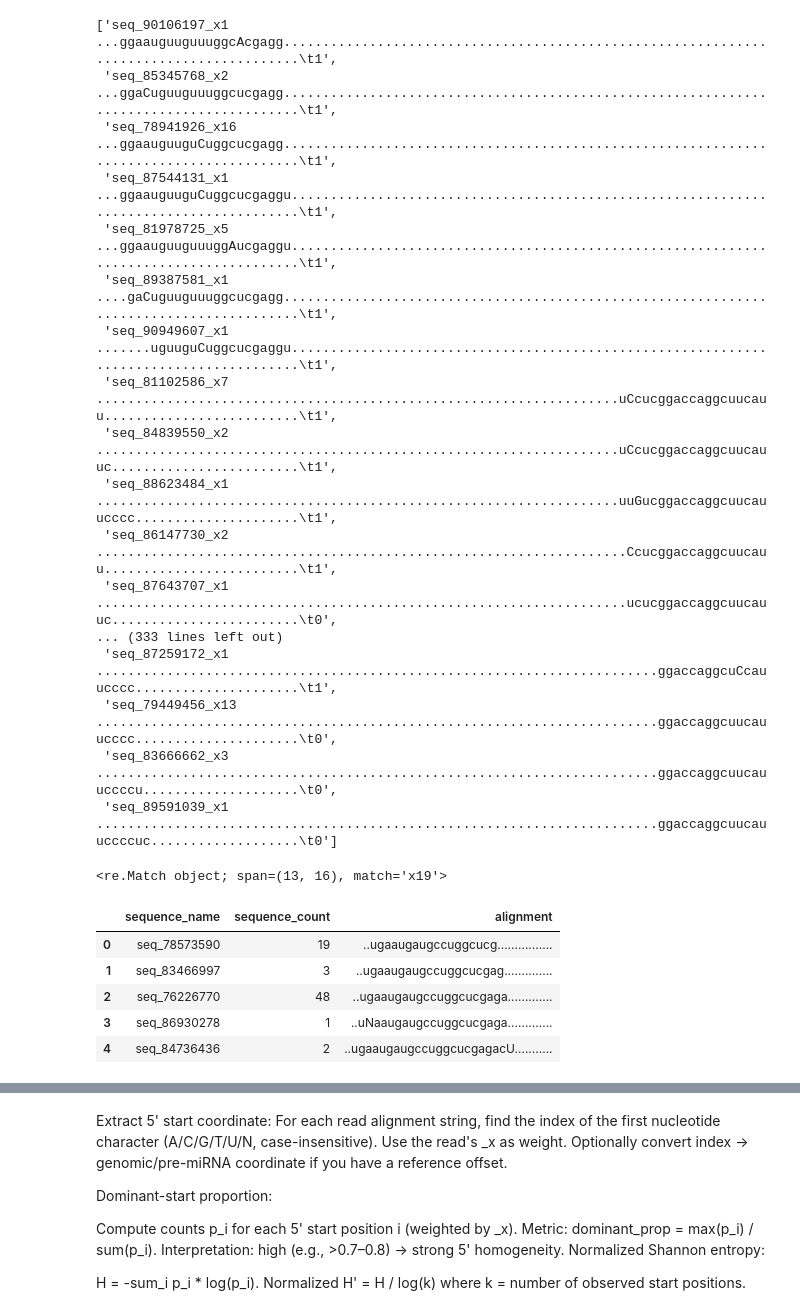
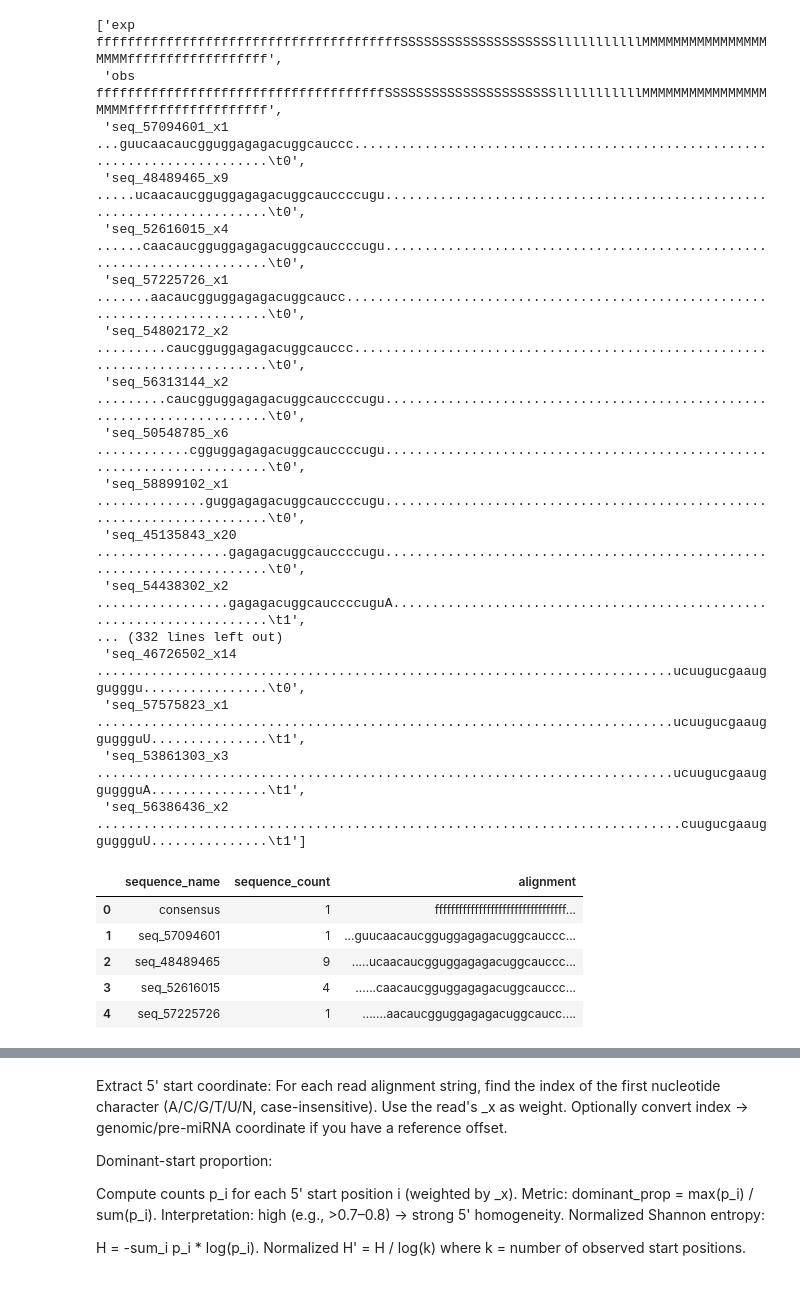
Before and after one commit to TejusK123/AutoDeep, a Jupyter notebook: AutoDeep/scripts/no_pdf.ipynb, the cells around one changed output, grey strips where cells are left out. Drawn from its saved outputs; the diff is of its cells as text; code cells hidden in the pictures.

```diff
--- a/AutoDeep/scripts/no_pdf.ipynb
+++ b/AutoDeep/scripts/no_pdf.ipynb
@@ -4,5 +5,5 @@ import re
 # %%
-with open ('/home/tjroot/Bioinformatics/Research/FlyntLab/AutoDeep/Arabidopsis/mirdeep/mirdeep_runs/run_30_01_2025_t_19_02_44/output.mrd') as f:
+with open ('/Users/tkoti/LabWork/FlyntLab/AutoDeep/testing/Pomonella/mirdeep_Pomonella/output.mrd') as f:
     read_data = f.read().splitlines()
 # %%
 read_data
@@ -62,22 +63,22 @@ entries[0]
 # %%
-alignments = [[item.strip() for item in entry if item.startswith('seq_')] for entry in entries]
+alignments = [[item.strip() for item in entry if (item.startswith('seq_') or item.startswith('obs') or item.startswith('exp'))] for entry in entries]
 # %%
 alignments[1]
 # %% [output]
-['seq_90106197_x1               ...ggaauguuguuuggcAcgagg........................................................................................\t1',
- 'seq_85345768_x2               ...ggaCuguuguuuggcucgagg........................................................................................\t1',
- 'seq_78941926_x16              ...ggaauguuguCuggcucgagg........................................................................................\t1',
- 'seq_87544131_x1               ...ggaauguuguCuggcucgaggu.......................................................................................\t1',
- 'seq_81978725_x5               ...ggaauguuguuuggAucgaggu.......................................................................................\t1',
- 'seq_89387581_x1               ....gaCuguuguuuggcucgagg........................................................................................\t1',
- 'seq_90949607_x1               .......uguuguCuggcucgaggu.......................................................................................\t1',
- 'seq_81102586_x7               ...................................................................uCcucggaccaggcuucauu.........................\t1',
- 'seq_84839550_x2               ...................................................................uCcucggaccaggcuucauuc........................\t1',
- 'seq_88623484_x1               ...................................................................uuGucggaccaggcuucauucccc.....................\t1',
- 'seq_86147730_x2               ....................................................................Ccucggaccaggcuucauu.........................\t1',
- 'seq_87643707_x1               ....................................................................ucucggaccaggcuucauuc........................\t0',
-... (333 lines left out)
- 'seq_87259172_x1               ........................................................................ggaccaggcuCcauucccc.....................\t1',
- 'seq_79449456_x13              ........................................................................ggaccaggcuucauucccc.....................\t0',
- 'seq_83666662_x3               ........................................................................ggaccaggcuucauuccccu....................\t0',
- 'seq_89591039_x1               ........................................................................ggaccaggcuucauuccccuc...................\t0']
+['exp                           fffffffffffffffffffffffffffffffffffffffSSSSSSSSSSSSSSSSSSSSlllllllllllMMMMMMMMMMMMMMMMMMMMffffffffffffffffff',
+ 'obs                           fffffffffffffffffffffffffffffffffffffSSSSSSSSSSSSSSSSSSSSSSlllllllllllMMMMMMMMMMMMMMMMMMMMffffffffffffffffff',
+ 'seq_57094601_x1               ...guucaacaucgguggagagacuggcauccc...........................................................................\t0',
+ 'seq_48489465_x9               .....ucaacaucgguggagagacuggcauccccugu.......................................................................\t0',
+ 'seq_52616015_x4               ......caacaucgguggagagacuggcauccccugu.......................................................................\t0',
+ 'seq_57225726_x1               .......aacaucgguggagagacuggcaucc............................................................................\t0',
+ 'seq_54802172_x2               .........caucgguggagagacuggcauccc...........................................................................\t0',
+ 'seq_56313144_x2               .........caucgguggagagacuggcauccccugu.......................................................................\t0',
+ 'seq_50548785_x6               ............cgguggagagacuggcauccccugu.......................................................................\t0',
+ 'seq_58899102_x1               ..............guggagagacuggcauccccugu.......................................................................\t0',
+ 'seq_45135843_x20              .................gagagacuggcauccccugu.......................................................................\t0',
+ 'seq_54438302_x2               .................gagagacuggcauccccuguA......................................................................\t1',
+... (332 lines left out)
+ 'seq_46726502_x14              ..........................................................................ucuugucgaauggugggu................\t0',
+ 'seq_57575823_x1               ..........................................................................ucuugucgaaugguggguU...............\t1',
+ 'seq_53861303_x3               ..........................................................................ucuugucgaaugguggguA...............\t1',
+ 'seq_56386436_x2               ...........................................................................cuugucgaaugguggguU...............\t1']
@@ -86,49 +85,55 @@ num_loci = [int(re.search(r'x(\d+)', alignment).group(1)) for alignment in align
-# %%
-print(test)
-# %% [output]
-<re.Match object; span=(13, 16), match='x19'>
 # %%
+# cell 7 – rewritten
 import re
 import pandas as pd
 
 def parse_seq_entry(seq_line):
     s = seq_line.strip()
     # drop trailing tab/flag like "\t0" if present
     s = re.sub(r'\t.*$', '', s).strip()
     # remove surrounding quotes if any
     s = s.strip('\'"')
     m = re.match(r'^(seq_[0-9]+)_x(\d+)\s+(.*)$', s)
+    consensus = re.match(r'(exp|obs)\s(.+)$', s)
+
+    if consensus:
+        return 'consensus', 1, consensus.group(2).strip()
     if m:
         return m.group(1), int(m.group(2)), m.group(3).strip()
     # fallback: first token contains id_count, rest is alignment
     parts = s.split(None, 1)
     if parts:
         m2 = re.match(r'^(seq_[0-9]+)_x(\d+)$', parts[0])
         if m2:
             alignment = parts[1].strip() if len(parts) > 1 else ''
             return m2.group(1), int(m2.group(2)), alignment
     return None, None, s
 
-# Convert each entry (list of seq lines) into a DataFrame
+# build dataframes, dropping the 'exp' consensus only when an 'obs' is present
 dfs = []
 for idx, entry in enumerate(alignments):
+    has_obs = any(line.strip().startswith('obs') for line in entry)
     rows = []
     for line in entry:
+        if has_obs and line.strip().startswith('exp'):
+            # skip the exp consensus if an obs consensus exists in this entry for more accurate downstream analysis
+            continue
         name, count, aln = parse_seq_entry(line)
         if name is not None:
             rows.append((name, count, aln))
+
     df = pd.DataFrame(rows, columns=['sequence_name', 'sequence_count', 'alignment'])
     dfs.append(df)
 
-# Example: show the first DataFrame
-dfs[0].head()
+# example
+dfs[1].head()
 # %% [output]
 |  | sequence_name | sequence_count | alignment |
-| 0 | seq_78573590 | 19 | ..ugaaugaugccuggcucg................ |
-| 1 | seq_83466997 | 3 | ..ugaaugaugccuggcucgag.............. |
-| 2 | seq_76226770 | 48 | ..ugaaugaugccuggcucgaga............. |
-| 3 | seq_86930278 | 1 | ..uNaaugaugccuggcucgaga............. |
-| 4 | seq_84736436 | 2 | ..ugaaugaugccuggcucgagacU........... |
+| 0 | consensus | 1 | fffffffffffffffffffffffffffffffff... |
+| 1 | seq_57094601 | 1 | ...guucaacaucgguggagagacuggcauccc... |
+| 2 | seq_48489465 | 9 | .....ucaacaucgguggagagacuggcauccc... |
+| 3 | seq_52616015 | 4 | ......caacaucgguggagagacuggcauccc... |
+| 4 | seq_57225726 | 1 | .......aacaucgguggagagacuggcaucc.... |
 # %%
 combined = pd.concat(
     [df.assign(entry_index=i) for i, df in enumerate(dfs)],
```
Also changed, not shown: parts of 13 cells of this notebook, 2 other files.
